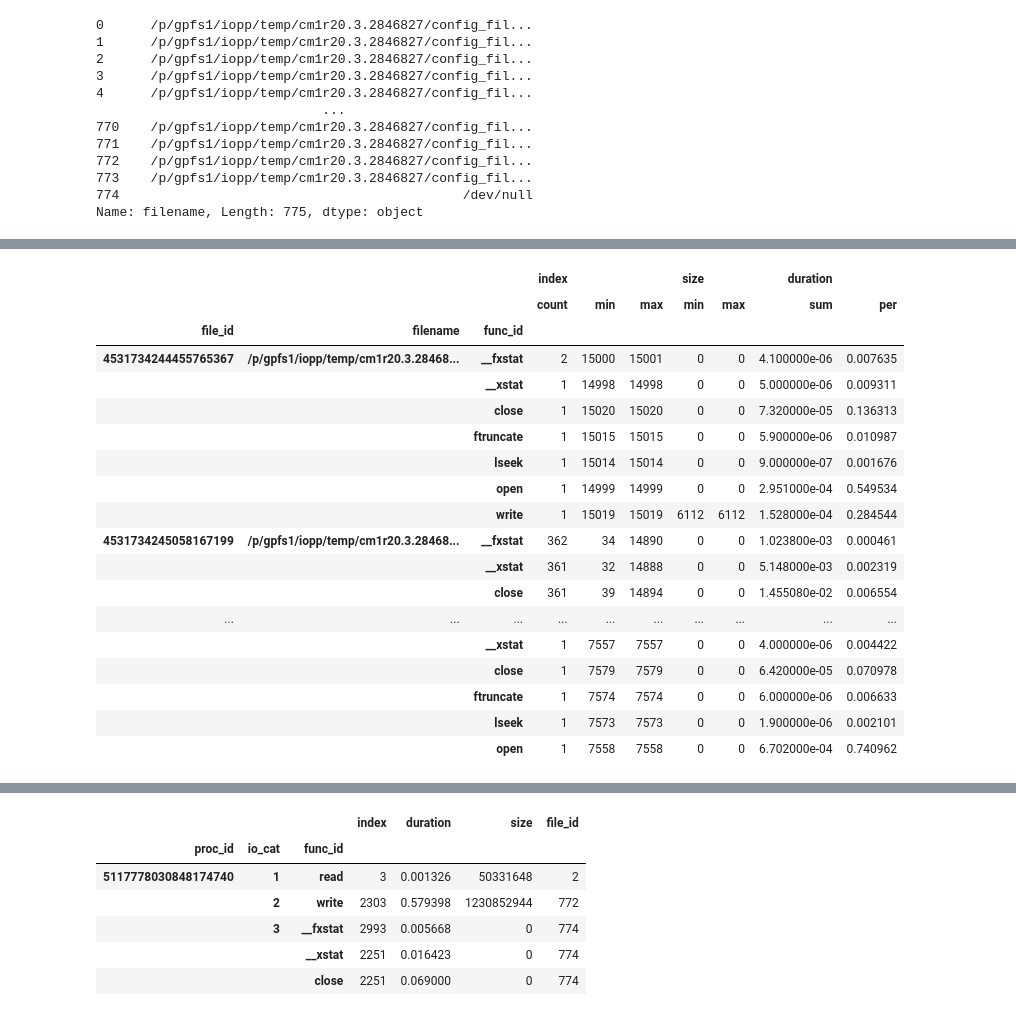
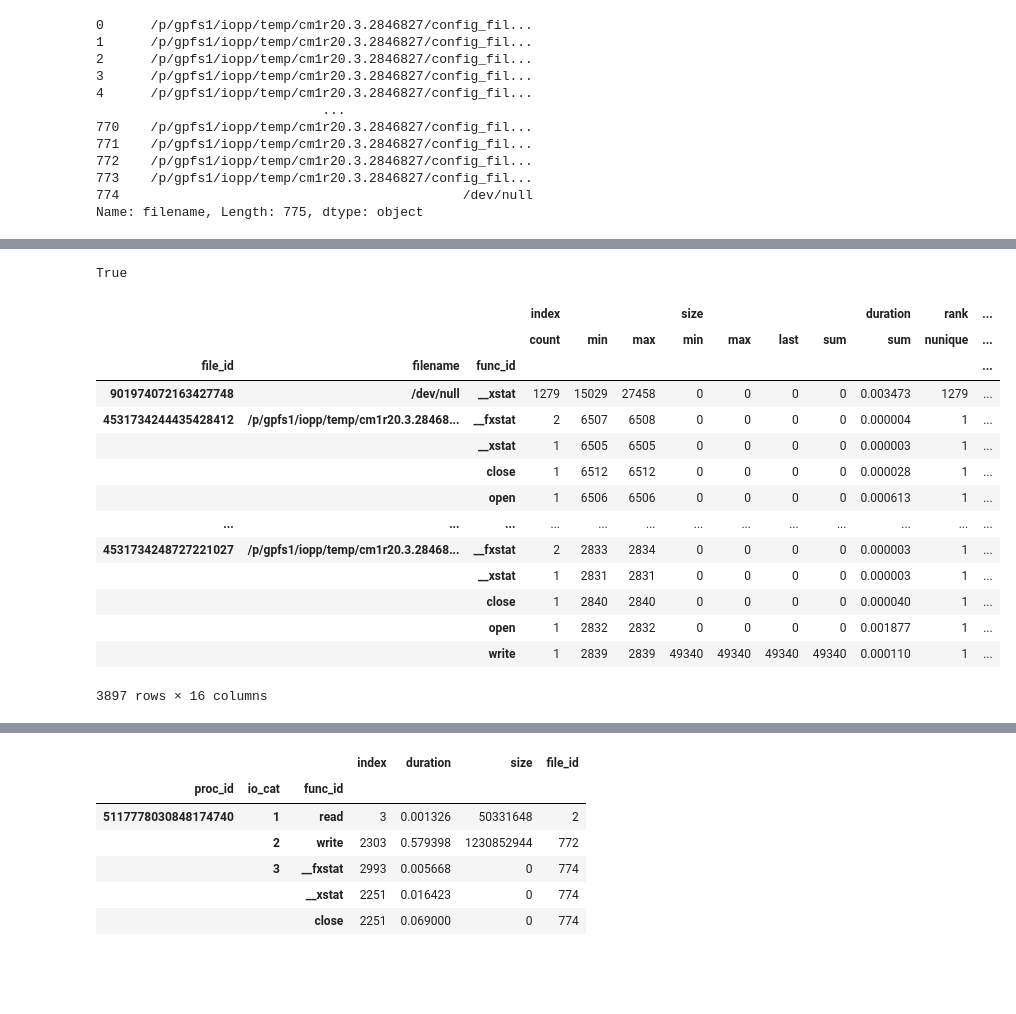
Before and after one commit to izzet/wisio, a Jupyter notebook: notebooks/playground.ipynb, the cells around one changed output, grey strips where cells are left out. Cells and saved outputs as stored; diff of their text form; code cells hidden in the pictures; blank space fills up the shorter version.

```diff
--- a/notebooks/playground.ipynb
+++ b/notebooks/playground.ipynb
@@ -217,58 +251,46 @@ tunique = dd.Aggregation('tunique', chunk, agg,finalize)
+# %%
+import portion as P
+
+ddf2_file_p = P.open(ddf2_file_agg['tstart'].min(), ddf2_file_agg['tend'].max())
+0.5003428 in ddf2_file_p
+# %% [output]
+True
 # %%
-##
-#   4531734247452668476
-# 1     4531734246070024789
-# 2     4531734245058167199
-# 3     4531734246809951295
-# 4     4531734247914523647
-# 5     4531734246793868961
-# 6     4531734248720417485
-# 7     4531734245717475248
-# 8     4531734247130387716
-# 9     4531734247883313948
-# 10    4531734246784543057
-# 11    4531734245586618195
-# 12    4531734246721693969
-# 13    4531734244455765367
 file_acc_ids = [
     4531734247452668476,
     4531734246070024789,
     4531734245058167199,
     4531734246809951295,
     4531734247914523647,
     4531734246793868961,
     4531734248720417485,
     4531734245717475248,
     4531734247130387716,
     4531734247883313948,
     4531734246784543057,
     4531734245586618195,
     4531734246721693969,
     4531734244455765367,
 
 ]
-
-file_acc_stat_ddf = ddf2[ddf2['file_id'].isin(file_acc_ids)].groupby(['file_id','filename','func_id']).agg({'index':['count',min,max],'size':[min,max],'duration':sum}).compute()
+#ddf2[ddf2['file_id'].isin(file_acc_ids)]
+file_acc_stat_ddf = ddf2.compute()
+file_acc_stat_ddf = file_acc_stat_ddf.groupby(['file_id','filename','func_id']).agg({'index':['count',min,max],'size':[min,max,'last',sum],'duration':sum,'rank':['nunique',min,max],'tstart':min,'tend':max,'acc_pat':[min,max]})
 file_acc_stat_ddf['duration', 'per'] = file_acc_stat_ddf.div(file_acc_stat_ddf.groupby(level=0).sum(), level=0)['duration', 'sum']
-
-file_acc_stat_ddf[:40]
+file_acc_stat_ddf
 # %% [output]
-|  |  |  | index |  |  | size |  | duration |  |
-|  |  |  | count | min | max | min | max | sum | per |
-| file_id | filename | func_id |  |  |  |  |  |  |  |
-| 4531734244455765367 | /p/gpfs1/iopp/temp/cm1r20.3.28468... | __fxstat | 2 | 15000 | 15001 | 0 | 0 | 4.100000e-06 | 0.007635 |
-|  |  | __xstat | 1 | 14998 | 14998 | 0 | 0 | 5.000000e-06 | 0.009311 |
-|  |  | close | 1 | 15020 | 15020 | 0 | 0 | 7.320000e-05 | 0.136313 |
-|  |  | ftruncate | 1 | 15015 | 15015 | 0 | 0 | 5.900000e-06 | 0.010987 |
-|  |  | lseek | 1 | 15014 | 15014 | 0 | 0 | 9.000000e-07 | 0.001676 |
-|  |  | open | 1 | 14999 | 14999 | 0 | 0 | 2.951000e-04 | 0.549534 |
-|  |  | write | 1 | 15019 | 15019 | 6112 | 6112 | 1.528000e-04 | 0.284544 |
-| 4531734245058167199 | /p/gpfs1/iopp/temp/cm1r20.3.28468... | __fxstat | 362 | 34 | 14890 | 0 | 0 | 1.023800e-03 | 0.000461 |
-|  |  | __xstat | 361 | 32 | 14888 | 0 | 0 | 5.148000e-03 | 0.002319 |
-|  |  | close | 361 | 39 | 14894 | 0 | 0 | 1.455080e-02 | 0.006554 |
-| ... | ... | ... | ... | ... | ... | ... | ... | ... | ... |
-|  |  | __xstat | 1 | 7557 | 7557 | 0 | 0 | 4.000000e-06 | 0.004422 |
-|  |  | close | 1 | 7579 | 7579 | 0 | 0 | 6.420000e-05 | 0.070978 |
-|  |  | ftruncate | 1 | 7574 | 7574 | 0 | 0 | 6.000000e-06 | 0.006633 |
-|  |  | lseek | 1 | 7573 | 7573 | 0 | 0 | 1.900000e-06 | 0.002101 |
-|  |  | open | 1 | 7558 | 7558 | 0 | 0 | 6.702000e-04 | 0.740962 |
+|  |  |  | index |  |  | size |  |  |  | duration | rank | ... |
+|  |  |  | count | min | max | min | max | last | sum | sum | nunique | ... |
+| file_id | filename | func_id |  |  |  |  |  |  |  |  |  | ... |
+| 901974072163427748 | /dev/null | __xstat | 1279 | 15029 | 27458 | 0 | 0 | 0 | 0 | 0.003473 | 1279 | ... |
+| 4531734244435428412 | /p/gpfs1/iopp/temp/cm1r20.3.28468... | __fxstat | 2 | 6507 | 6508 | 0 | 0 | 0 | 0 | 0.000004 | 1 | ... |
+|  |  | __xstat | 1 | 6505 | 6505 | 0 | 0 | 0 | 0 | 0.000003 | 1 | ... |
+|  |  | close | 1 | 6512 | 6512 | 0 | 0 | 0 | 0 | 0.000028 | 1 | ... |
+|  |  | open | 1 | 6506 | 6506 | 0 | 0 | 0 | 0 | 0.000613 | 1 | ... |
+| ... | ... | ... | ... | ... | ... | ... | ... | ... | ... | ... | ... | ... |
+| 4531734248727221027 | /p/gpfs1/iopp/temp/cm1r20.3.28468... | __fxstat | 2 | 2833 | 2834 | 0 | 0 | 0 | 0 | 0.000003 | 1 | ... |
+|  |  | __xstat | 1 | 2831 | 2831 | 0 | 0 | 0 | 0 | 0.000003 | 1 | ... |
+|  |  | close | 1 | 2840 | 2840 | 0 | 0 | 0 | 0 | 0.000040 | 1 | ... |
+|  |  | open | 1 | 2832 | 2832 | 0 | 0 | 0 | 0 | 0.001877 | 1 | ... |
+|  |  | write | 1 | 2839 | 2839 | 49340 | 49340 | 49340 | 49340 | 0.000110 | 1 | ... |
+3897 rows × 16 columns
```
Also changed, not shown: parts of 50 cells of this notebook, 10 other files.
